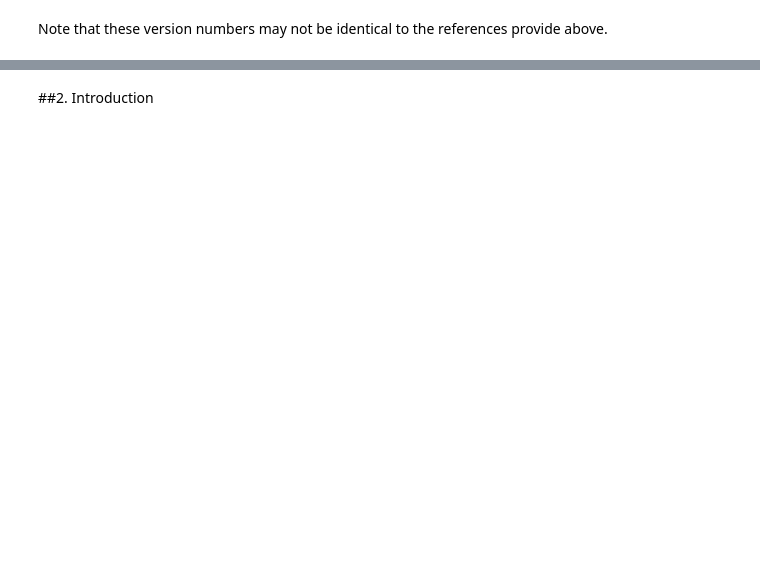
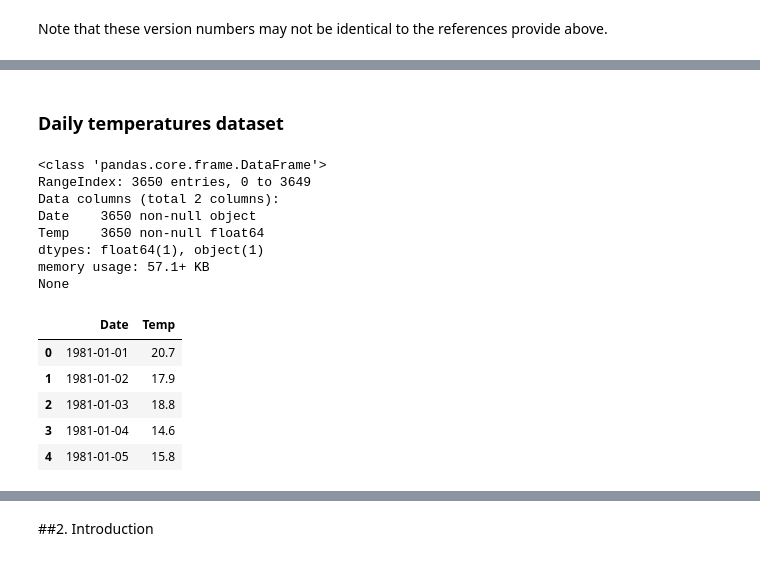
Before and after one commit to data-space/datalab-notebooks, a Jupyter notebook: Python/3. Pipelines/5.1 Train & test datasets.ipynb, the cells around one changed output, grey strips where cells are left out. Drawn from its saved outputs; the diff is of its cells as text; code cells hidden in the pictures; blank space fills up the shorter version.

```diff
--- a/Python/3. Pipelines/5.1 Train & test datasets.ipynb
+++ b/Python/3. Pipelines/5.1 Train & test datasets.ipynb
@@ -38,0 +184,23 @@ Note that these version numbers may not be identical to the references provide a
+# %% [markdown]
+### Daily temperatures dataset
+# %%
+import pandas as pd
+daily_temps_url = 'https://raw.githubusercontent.com/jbrownlee/Datasets/master/daily-min-temperatures.csv'
+daily_temps_pdf = pd.read_csv(daily_temps_url)
+print(daily_temps_pdf.info())
+daily_temps_pdf.head()
+# %% [output]
+<class 'pandas.core.frame.DataFrame'>
+RangeIndex: 3650 entries, 0 to 3649
+Data columns (total 2 columns):
+Date    3650 non-null object
+Temp    3650 non-null float64
+dtypes: float64(1), object(1)
+memory usage: 57.1+ KB
+None
+|  | Date | Temp |
+| 0 | 1981-01-01 | 20.7 |
+| 1 | 1981-01-02 | 17.9 |
+| 2 | 1981-01-03 | 18.8 |
+| 3 | 1981-01-04 | 14.6 |
+| 4 | 1981-01-05 | 15.8 |
```
Also changed, not shown: parts of 28 cells of this notebook.
